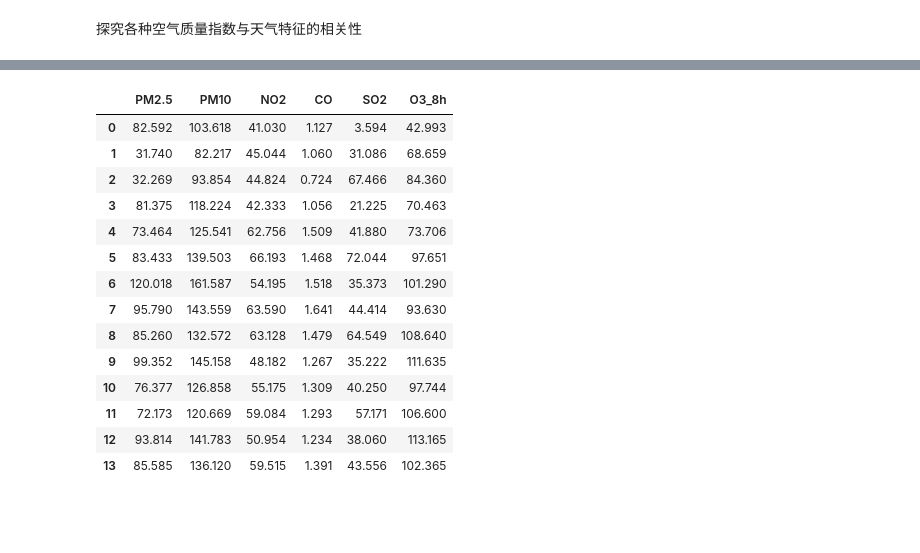
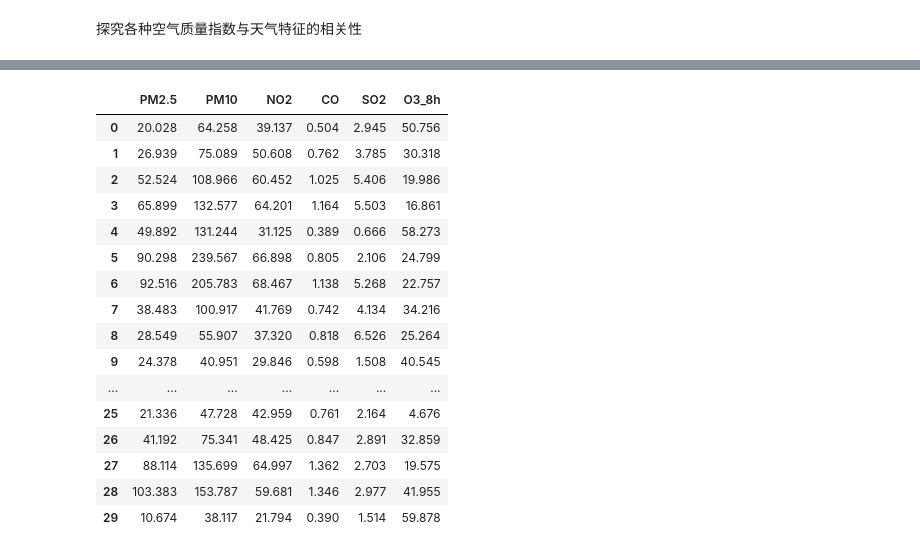
Before and after one commit to looechao/AQI-ML-Python, a Jupyter notebook: LSTM-Algorithm.ipynb, the cells around one changed output, grey strips where cells are left out. Saved outputs shown, nothing was run; the diff lists cells and outputs as text; code cells hidden in the pictures; blank space fills up the shorter version.

```diff
--- a/Prediction-process.ipynb
+++ b/LSTM-Algorithm.ipynb
@@ -62,6 +62,8 @@ weather_data['日期'] = pd.to_datetime(weather_data['日期']).dt.date
 # 计算每日平均值
 daily_avg_data = weather_data.groupby('日期').mean().reset_index()
 
+daily_avg_data = daily_avg_data.round(3)
+
 # 检查结果
 daily_avg_data
 # %% [output]
@@ -323,36 +341,31 @@ LSTM时序分析，时间步长设置为7
 # %%
+
+
 # 特征和目标变量选择
-##feature_cols = ['气温', '平均风速', '平均海平面大气压', '气压', '最低气温', '露点温度', '最高气温', '气压趋势', '风向', '最大阵风', '降水时间','季节','PM2.5', 'PM10', 'NO2', 'CO', 'SO2', 'O3_8h']
+feature_cols = ['气温', '平均风速', '平均海平面大气压', '气压', '最低气温', '露点温度', '最高气温', '气压趋势', '风向', '最大阵风', '降水时间','季节','PM2.5', 'PM10', 'NO2', 'CO', 'SO2', 'O3_8h']
 target_cols = ['PM2.5', 'PM10', 'NO2', 'CO', 'SO2', 'O3_8h']
 
-# 定义函数创建数据集
-def create_dataset(dataset, look_back=140):
-    dataX, dataY = [], []
-    for i in range(len(dataset)-look_back):
-        a = dataset[i:(i+look_back), :]
-        dataX.append(a)
-        dataY.append(dataset[i + look_back, :])
-    return np.array(dataX), np.array(dataY)
-
-# 使用新的函数来处理你的数据
-X, y = create_dataset(merged_data[feature_cols].values, look_back=140)
-y_target = merged_data[target_cols].values[140:]  # 因为我们使用了7天的滑动窗口，所以需要提取对应的目标
+X = merged_data[feature_cols].values
+y = merged_data[target_cols].values
 
 # 数据规范化
-scaler_X = MinMaxScaler(feature_range=(0, 1))
-X = scaler_X.fit_transform(X.reshape(-1, X.shape[-1])).reshape(X.shape)
-scaler_y = MinMaxScaler(feature_range=(0, 1))
-y = scaler_y.fit_transform(y_target)
+scaler = MinMaxScaler(feature_range=(0, 1))
+X = scaler.fit_transform(X)
+y = scaler.fit_transform(y)
 
 # 划分训练集和测试集
 X_train, X_test, y_train, y_test = train_test_split(X, y, test_size=0.2, random_state=42)
+
+# 转换输入形状为(samples, time steps, features)
+X_train = np.reshape(X_train, (X_train.shape[0], 1, X_train.shape[1]))
+X_test = np.reshape(X_test, (X_test.shape[0], 1, X_test.shape[1]))
 
 class LSTMModel(nn.Module):
     def __init__(self, input_dim, hidden_dim, output_dim):
         super(LSTMModel, self).__init__()
         self.hidden_dim = hidden_dim
         self.output_dim = output_dim
-        self.lstm = nn.LSTM(input_dim, hidden_dim, num_layers=1, batch_first=True)
+        self.lstm = nn.LSTM(input_dim, hidden_dim, batch_first=True)
         self.fc = nn.Linear(hidden_dim, output_dim)
 
     def forward(self, x):
@@ -364,9 +377,7 @@ class LSTMModel(nn.Module):
 
 model = LSTMModel(X_train.shape[2], 128, len(target_cols))
 criterion = torch.nn.MSELoss()
-optimizer = torch.optim.Adam(model.parameters(), lr=0.01, weight_decay=1e-8)
-
-
+optimizer = torch.optim.Adam(model.parameters(), lr=0.01, weight_decay=1e-8) # 加入了权重衰减项
 
 epochs = 100
 for epoch in range(epochs):
@@ -429,22 +440,24 @@ print("Test R^2: %.3f" % r2_test)
 # 显示结果
 test_result.to_csv('测试集结果.csv')
 
-recent_data = X[-1:, :]
-predictions = []
+# 使用全量的数据进行预测
+all_data = X  # 注意我们直接使用了全部的X数据
 
-for _ in range(14): # 对未来14天进行预测
-    pred = model(recent_data).detach().numpy()
-    predictions.append(pred)
-    # 使用预测值创建新的输入数据
-    next_input = np.concatenate((recent_data.reshape(-1)[len(target_cols):], pred), axis=None)
-    recent_data = next_input.reshape(1, 140, -1)
+all_data = np.reshape(all_data, (all_data.shape[0], 1, all_data.shape[1]))  # 调整数据形状以符合模型输入要求
+with torch.no_grad():
+    all_data_pred = model(all_data)  # 使用模型进行预测
 
-predictions = np.array(predictions)
-predictions = predictions.reshape(predictions.shape[0], predictions.shape[2]) # 改变数据形状以匹配模型输入
-predictions = scaler.inverse_transform(predictions) # 将预测数据进行反归一化
-predictions_df = pd.DataFrame(predictions, columns=target_cols)
+all_data_pred = all_data_pred.detach().numpy()
+all_data_pred = scaler.inverse_transform(all_data_pred)  # 将预测数据进行反归一化
+
+# 获取未来xx天的预测数据
+last_30_days_predictions = all_data_pred[-30:, :]
+predictions_df = pd.DataFrame(last_30_days_predictions, columns=target_cols)
 predictions_df = predictions_df.select_dtypes(include=['int', 'float','float64']).astype(float)
 predictions_df = predictions_df.round(3)   ##保留三位小数
+predictions_df[predictions_df<0] = 0   ## 去除负数
+
 predictions_df.to_csv('pred.csv')
-predictions_df
+
+test_result
 # %% [output]
@@ -468,15 +481,17 @@ Test R^2: 0.562
 |  | PM2.5 | PM10 | NO2 | CO | SO2 | O3_8h |
-| 0 | 82.592 | 103.618 | 41.030 | 1.127 | 3.594 | 42.993 |
-| 1 | 31.740 | 82.217 | 45.044 | 1.060 | 31.086 | 68.659 |
-| 2 | 32.269 | 93.854 | 44.824 | 0.724 | 67.466 | 84.360 |
-| 3 | 81.375 | 118.224 | 42.333 | 1.056 | 21.225 | 70.463 |
-| 4 | 73.464 | 125.541 | 62.756 | 1.509 | 41.880 | 73.706 |
-| 5 | 83.433 | 139.503 | 66.193 | 1.468 | 72.044 | 97.651 |
-| 6 | 120.018 | 161.587 | 54.195 | 1.518 | 35.373 | 101.290 |
-| 7 | 95.790 | 143.559 | 63.590 | 1.641 | 44.414 | 93.630 |
-| 8 | 85.260 | 132.572 | 63.128 | 1.479 | 64.549 | 108.640 |
-| 9 | 99.352 | 145.158 | 48.182 | 1.267 | 35.222 | 111.635 |
-| 10 | 76.377 | 126.858 | 55.175 | 1.309 | 40.250 | 97.744 |
-| 11 | 72.173 | 120.669 | 59.084 | 1.293 | 57.171 | 106.600 |
-| 12 | 93.814 | 141.783 | 50.954 | 1.234 | 38.060 | 113.165 |
-| 13 | 85.585 | 136.120 | 59.515 | 1.391 | 43.556 | 102.365 |
+| 0 | 20.028 | 64.258 | 39.137 | 0.504 | 2.945 | 50.756 |
+| 1 | 26.939 | 75.089 | 50.608 | 0.762 | 3.785 | 30.318 |
+| 2 | 52.524 | 108.966 | 60.452 | 1.025 | 5.406 | 19.986 |
+| 3 | 65.899 | 132.577 | 64.201 | 1.164 | 5.503 | 16.861 |
+| 4 | 49.892 | 131.244 | 31.125 | 0.389 | 0.666 | 58.273 |
+| 5 | 90.298 | 239.567 | 66.898 | 0.805 | 2.106 | 24.799 |
+| 6 | 92.516 | 205.783 | 68.467 | 1.138 | 5.268 | 22.757 |
+| 7 | 38.483 | 100.917 | 41.769 | 0.742 | 4.134 | 34.216 |
+| 8 | 28.549 | 55.907 | 37.320 | 0.818 | 6.526 | 25.264 |
+| 9 | 24.378 | 40.951 | 29.846 | 0.598 | 1.508 | 40.545 |
+| ... | ... | ... | ... | ... | ... | ... |
+| 25 | 21.336 | 47.728 | 42.959 | 0.761 | 2.164 | 4.676 |
+| 26 | 41.192 | 75.341 | 48.425 | 0.847 | 2.891 | 32.859 |
+| 27 | 88.114 | 135.699 | 64.997 | 1.362 | 2.703 | 19.575 |
+| 28 | 103.383 | 153.787 | 59.681 | 1.346 | 2.977 | 41.955 |
+| 29 | 10.674 | 38.117 | 21.794 | 0.390 | 1.514 | 59.878 |
```
Also changed, not shown: parts of 16 cells of this notebook, 9 other files.
